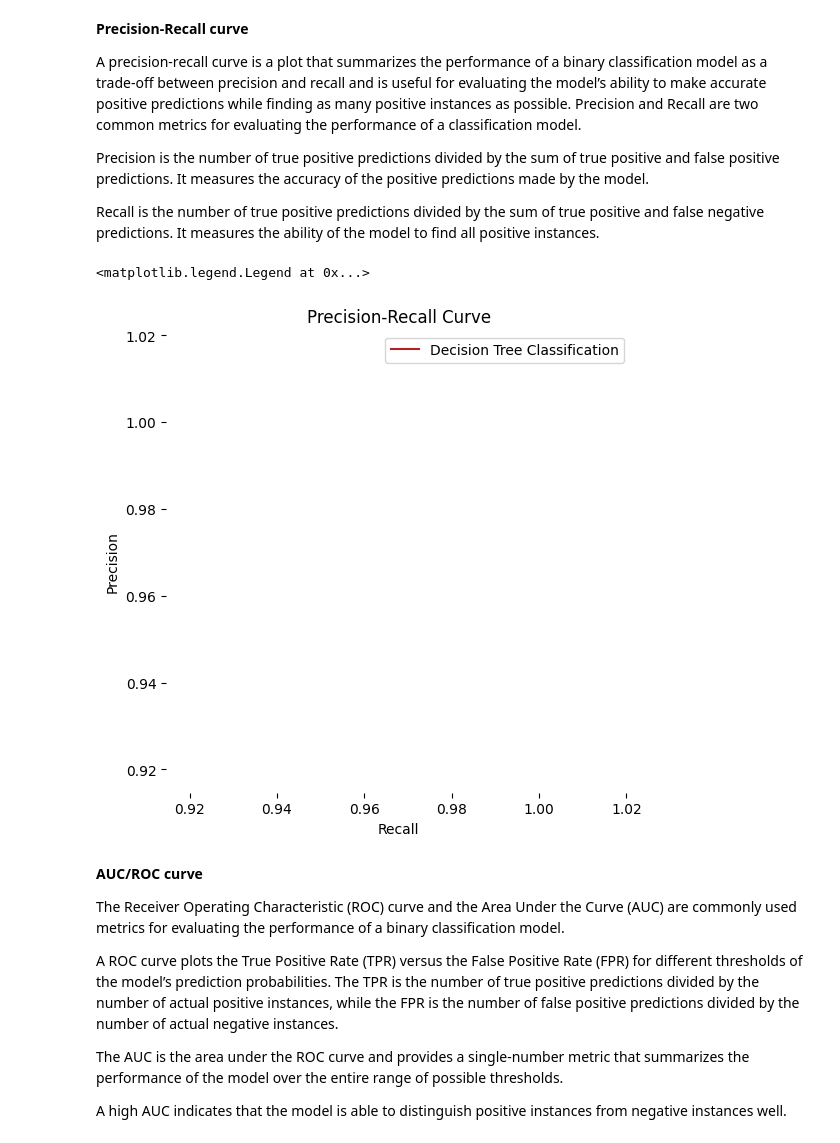
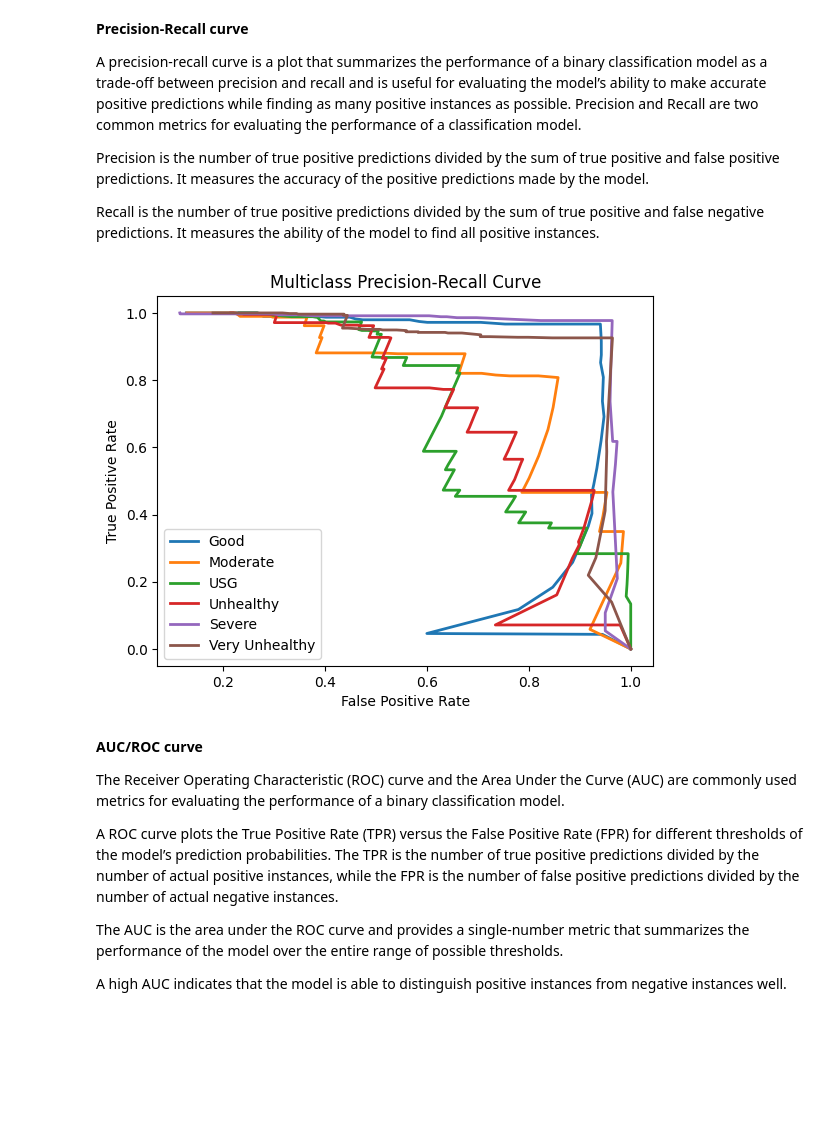
Before and after one commit to pastasha/Diploma_2024, a Jupyter notebook: classification/decisionMultiClassTreeClassifier.ipynb, the cells around one changed output. Cells and saved outputs as stored; diff of their text form; code cells hidden in the pictures; blank space fills up the shorter version.

```diff
--- a/classification/decisionMultiClassTreeClassifier.ipynb
+++ b/classification/decisionMultiClassTreeClassifier.ipynb
@@ -181,4 +42,0 @@ From the correlation matrix, we see that Year and Month is not correlated to oth
-# %%
-# Drop Year and Month columns
-dataframe.drop(columns=['Year'], inplace=True)
-dataframe.drop(columns=['Month'], inplace=True)
@@ -201,4 +42,0 @@ dtype: int64
-# %%
-# Eliminate rows with at least three missing values
-dataframe = dataframe.dropna(thresh=3)
-dataframe.head()
@@ -479,22 +233,41 @@ A precision-recall curve is a plot that summarizes the performance of a binary c
 Precision is the number of true positive predictions divided by the sum of true positive and false positive predictions. It measures the accuracy of the positive predictions made by the model.
 
 Recall is the number of true positive predictions divided by the sum of true positive and false negative predictions. It measures the ability of the model to find all positive instances.
-# %%
-# Plot Precision-Recall Curve
-y_pred_proba = classifier.predict_proba(X_test)[:,1]
-recall = recall_score(y_train, y_pred_train, pos_label='positive', average='micro')
-precision = precision_score(y_train, y_pred_train, pos_label='positive', average='micro')
-
-fig, ax = plt.subplots(figsize=(6,6))
-ax.plot(recall, precision, label='Decision Tree Classification', color = 'firebrick')
-ax.set_title('Precision-Recall Curve')
-ax.set_xlabel('Recall')
-ax.set_ylabel('Precision')
-plt.box(False)
-ax.legend()
-# %% [output]
-<matplotlib.legend.Legend at 0x...>
-[figure, removed]
+# %%
+# multi-class classification
+# fit model
+clf = OneVsRestClassifier(LogisticRegression())
+clf.fit(X_train, y_train)
+pred = clf.predict(X_test)
+pred_prob = clf.predict_proba(X_test)
+
+category_mapping = {
+    'a_Good': 'Good',
+    'b_Moderate': 'Moderate',
+    'c_Unhealthy_for_Sensitive_Groups': 'USG',
+    'd_Unhealthy' : 'Unhealthy',
+    'e_Very_Unhealthy' : 'Very Unhealthy',
+    'f_Severe' : 'Severe'
+}
+
+n_class = 6
+# %%
+# Plot Precision-Recall Curve
+fpr = {}
+tpr = {}
+thresh = {}
+
+for i in range(n_class):
+    fpr[i], tpr[i], thresh[i] = precision_recall_curve(y_test, pred_prob[:, i], pos_label=i)
+    plt.plot(fpr[i], tpr[i], lw=2, label='{}'.format(category_mapping[class_names[i]]))
+
+plt.xlabel("False Positive Rate")
+plt.ylabel("True Positive Rate")
+plt.legend(loc="best")
+plt.title("Multiclass Precision-Recall Curve")
+plt.show()
+# %% [output]
+[figure, added]
 # %% [markdown]
 <b>AUC/ROC curve</b>
 
```
Also changed, not shown: parts of 35 cells of this notebook, 5 other files.
